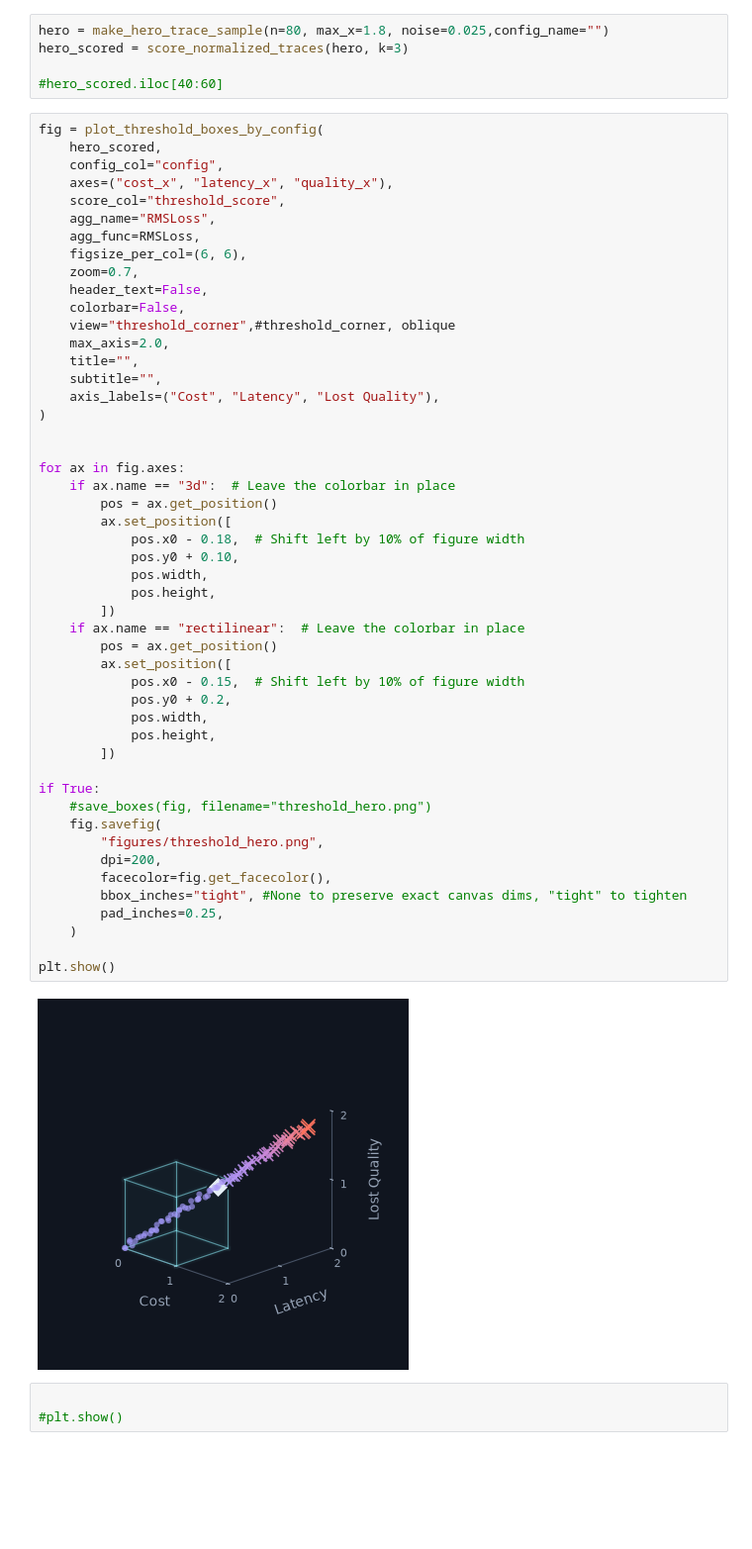
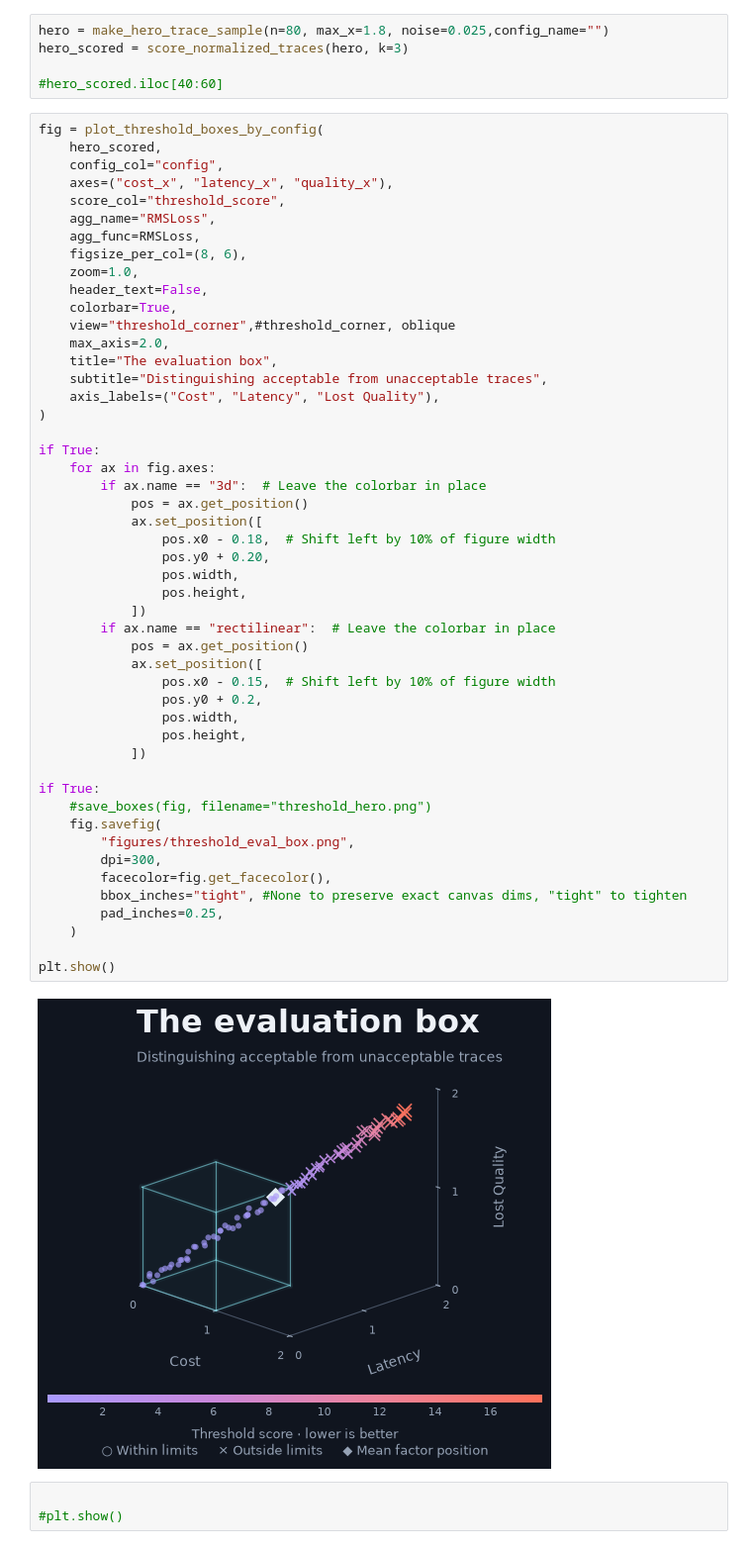
Before and after one commit to doc1000/agent_threshold_score, a Jupyter notebook: threshold_analysis.ipynb, the cells around one changed output. Shown at 99% size. Saved outputs shown, nothing was run; the diff lists cells and outputs as text; blank space fills up the shorter version.

Commit message:
update images

```diff
--- a/threshold_analysis.ipynb
+++ b/threshold_analysis.ipynb
@@ -874,54 +874,54 @@ hero_scored = score_normalized_traces(hero, k=3)
 # %%
 fig = plot_threshold_boxes_by_config(
     hero_scored,
     config_col="config",
     axes=("cost_x", "latency_x", "quality_x"),
     score_col="threshold_score",
     agg_name="RMSLoss",
     agg_func=RMSLoss,
-    figsize_per_col=(6, 6),
-    zoom=0.7,
+    figsize_per_col=(8, 6),
+    zoom=1.0,
     header_text=False,
-    colorbar=False,
+    colorbar=True,
     view="threshold_corner",#threshold_corner, oblique
     max_axis=2.0,
-    title="",
-    subtitle="",
+    title="The evaluation box",
+    subtitle="Distinguishing acceptable from unacceptable traces",
     axis_labels=("Cost", "Latency", "Lost Quality"),
 )
 
-
-for ax in fig.axes:
-    if ax.name == "3d":  # Leave the colorbar in place
-        pos = ax.get_position()
-        ax.set_position([
-            pos.x0 - 0.18,  # Shift left by 10% of figure width
-            pos.y0 + 0.10,
-            pos.width,
-            pos.height,
-        ])
-    if ax.name == "rectilinear":  # Leave the colorbar in place
-        pos = ax.get_position()
-        ax.set_position([
-            pos.x0 - 0.15,  # Shift left by 10% of figure width
-            pos.y0 + 0.2,
-            pos.width,
-            pos.height,
-        ])
+if True:
+    for ax in fig.axes:
+        if ax.name == "3d":  # Leave the colorbar in place
+            pos = ax.get_position()
+            ax.set_position([
+                pos.x0 - 0.18,  # Shift left by 10% of figure width
+                pos.y0 + 0.20,
+                pos.width,
+                pos.height,
+            ])
+        if ax.name == "rectilinear":  # Leave the colorbar in place
+            pos = ax.get_position()
+            ax.set_position([
+                pos.x0 - 0.15,  # Shift left by 10% of figure width
+                pos.y0 + 0.2,
+                pos.width,
+                pos.height,
+            ])
 
 if True:
     #save_boxes(fig, filename="threshold_hero.png")
     fig.savefig(
-        "figures/threshold_hero.png",
-        dpi=200,
+        "figures/threshold_eval_box.png",
+        dpi=300,
         facecolor=fig.get_facecolor(),
         bbox_inches="tight", #None to preserve exact canvas dims, "tight" to tighten
         pad_inches=0.25,
     )
 
 plt.show()
 # %% [output]
-[figure, old version]
+[figure, new version]
 # %%
 
 #plt.show()
```
